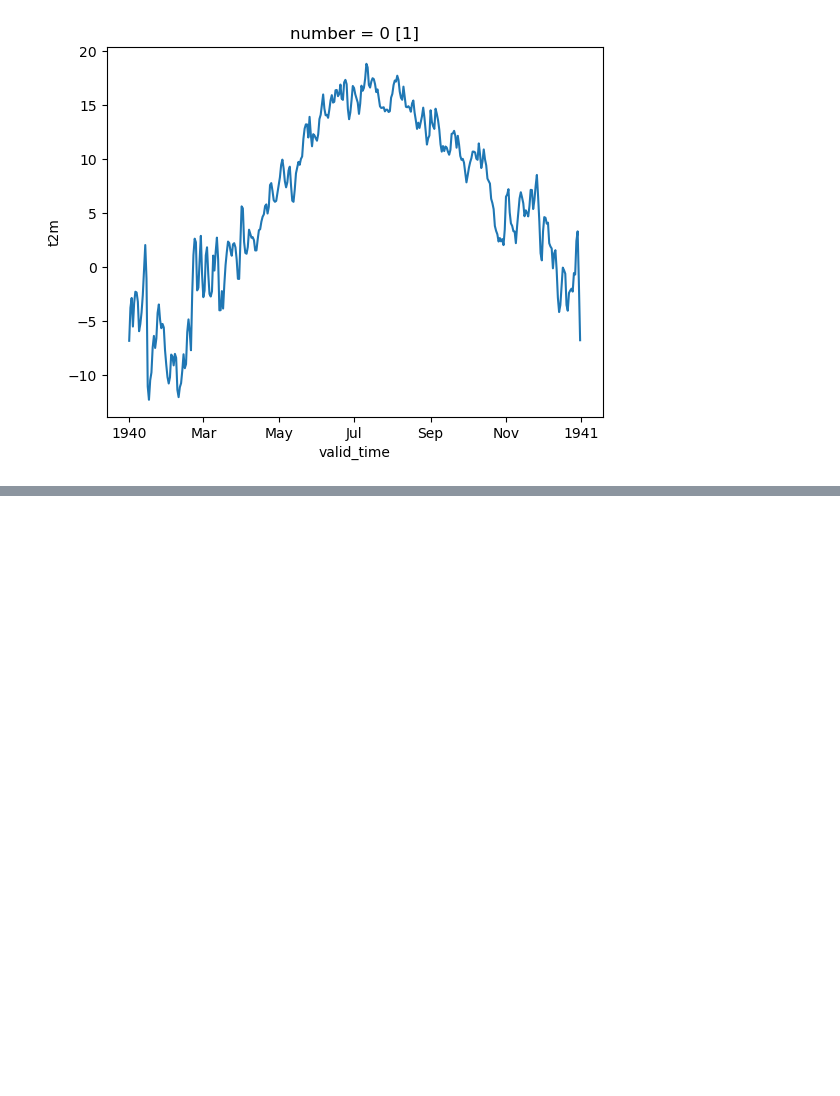
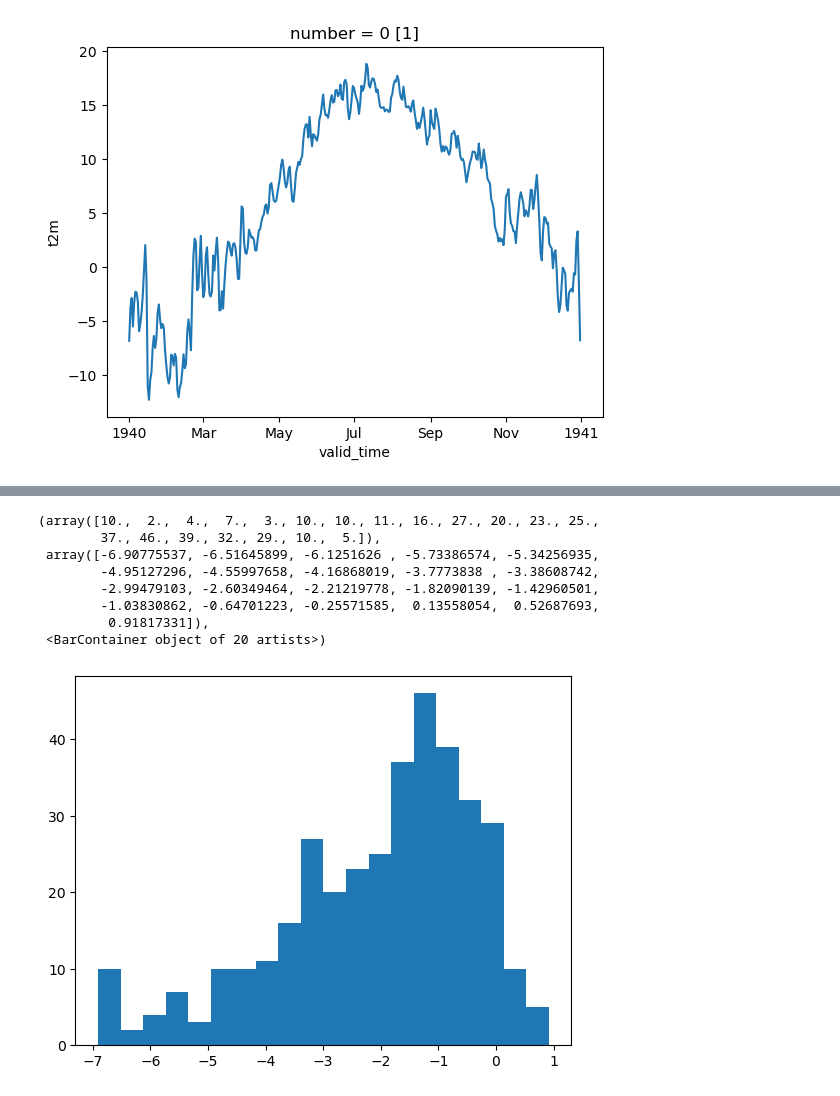
Before and after one commit to nielsdavidsen/LRP_ERA5_fork, a Jupyter notebook: jeppe/reading_the_different_data_vars.ipynb, the cells around one changed output, grey strips where cells are left out. Drawn from its saved outputs; the diff is of its cells as text; code cells hidden in the pictures; blank space fills up the shorter version.

```diff
--- a/jeppe/reading_the_different_data_vars.ipynb
+++ b/jeppe/reading_the_different_data_vars.ipynb
@@ -123,0 +145,12 @@ temp_mean.plot()
+# %%
+plt.hist(np.log(prec_mean.values + 0.001), bins = 20)
+# %% [output]
+(array([10.,  2.,  4.,  7.,  3., 10., 10., 11., 16., 27., 20., 23., 25.,
+        37., 46., 39., 32., 29., 10.,  5.]),
+ array([-6.90775537, -6.51645899, -6.1251626 , -5.73386574, -5.34256935,
+        -4.95127296, -4.55997658, -4.16868019, -3.7773838 , -3.38608742,
+        -2.99479103, -2.60349464, -2.21219778, -1.82090139, -1.42960501,
+        -1.03830862, -0.64701223, -0.25571585,  0.13558054,  0.52687693,
+         0.91817331]),
+ <BarContainer object of 20 artists>)
+[figure, added]
```
Also changed, not shown: parts of 1 cell of this notebook, 5 other files.
